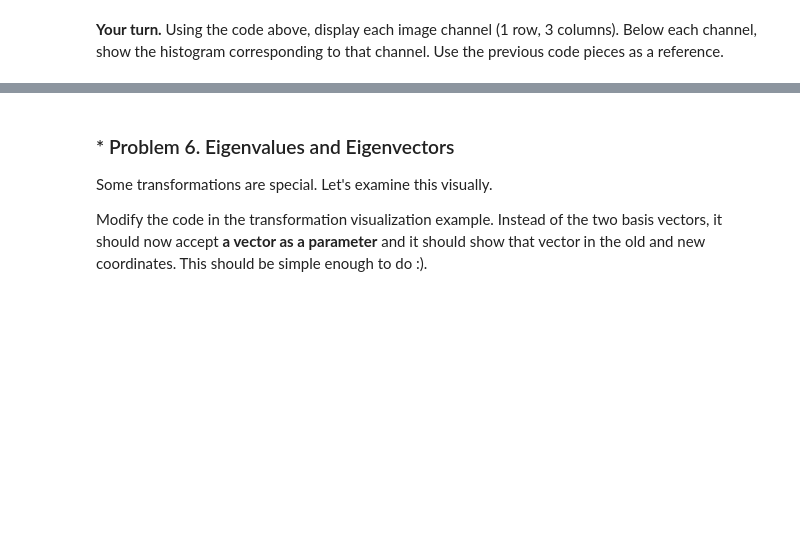
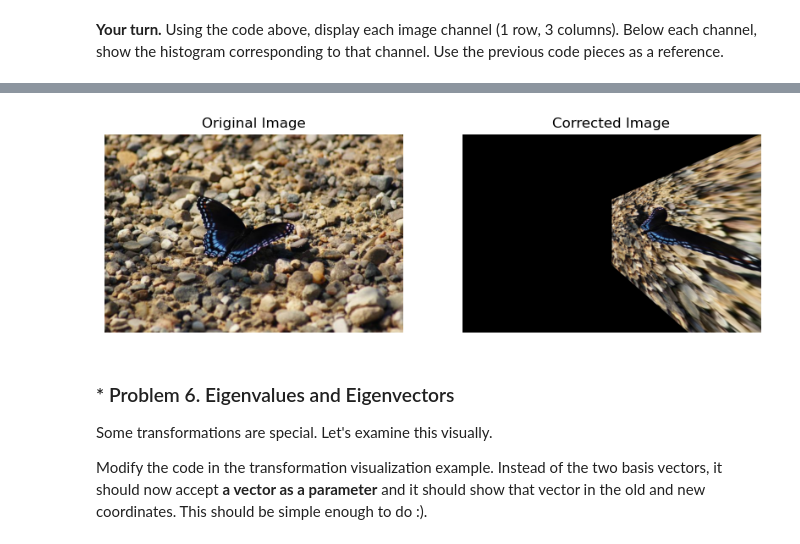
Before and after one commit to GalkaKG/Math-Concepts-for-Developers, a Jupyter notebook: 06. Exercise Linear algebra/Linear Algebra Exercise.ipynb, the cells around one changed output, grey strips where cells are left out. Cells and saved outputs as stored; diff of their text form; code cells hidden in the pictures; blank space fills up the shorter version.

```diff
--- a/06. Exercise Linear algebra/Linear Algebra Exercise.ipynb
+++ b/06. Exercise Linear algebra/Linear Algebra Exercise.ipynb
@@ -696,3 +682,35 @@ For more information about linear transformations on images in OpenCV, you can h
+# %%
+# Read the image
+image = cv2.imread('butt.jpg')
+
+# Define the corners of the original image
+pts_src = np.array([[0, 0], [image.shape[1] - 1, 0], [image.shape[1] - 1, image.shape[0] - 1], [0, image.shape[0] - 1]])
+
+# Define the corners of the transformed image
+pts_dst = np.array([[0, 0], [image.shape[1] - 1, 0], [image.shape[1] * 0.5, image.shape[0] * 0.33], [image.shape[1] * 0.5, image.shape[0] * 0.66]])
+
+# Find the perspective transformation matrix
+perspective_matrix, status = cv2.findHomography(pts_src, pts_dst)
+
+# Apply the perspective transformation to the image
+corrected_image = cv2.warpPerspective(image, perspective_matrix, (image.shape[1], image.shape[0]))
+
+# Display the original and corrected images
+plt.figure(figsize=(10, 5))
+
+plt.subplot(1, 2, 1)
+plt.imshow(cv2.cvtColor(image, cv2.COLOR_BGR2RGB))
+plt.title('Original Image')
+plt.axis('off')
+
+plt.subplot(1, 2, 2)
+plt.imshow(cv2.cvtColor(corrected_image, cv2.COLOR_BGR2RGB))
+plt.title('Corrected Image')
+plt.axis('off')
+
+plt.show()
+# %% [output]
+[figure, added]
 # %% [markdown]
 ### * Problem 6. Eigenvalues and Eigenvectors
 Some transformations are special. Let's examine this visually.
```
Also changed, not shown: parts of 7 cells of this notebook, 1 other file.
